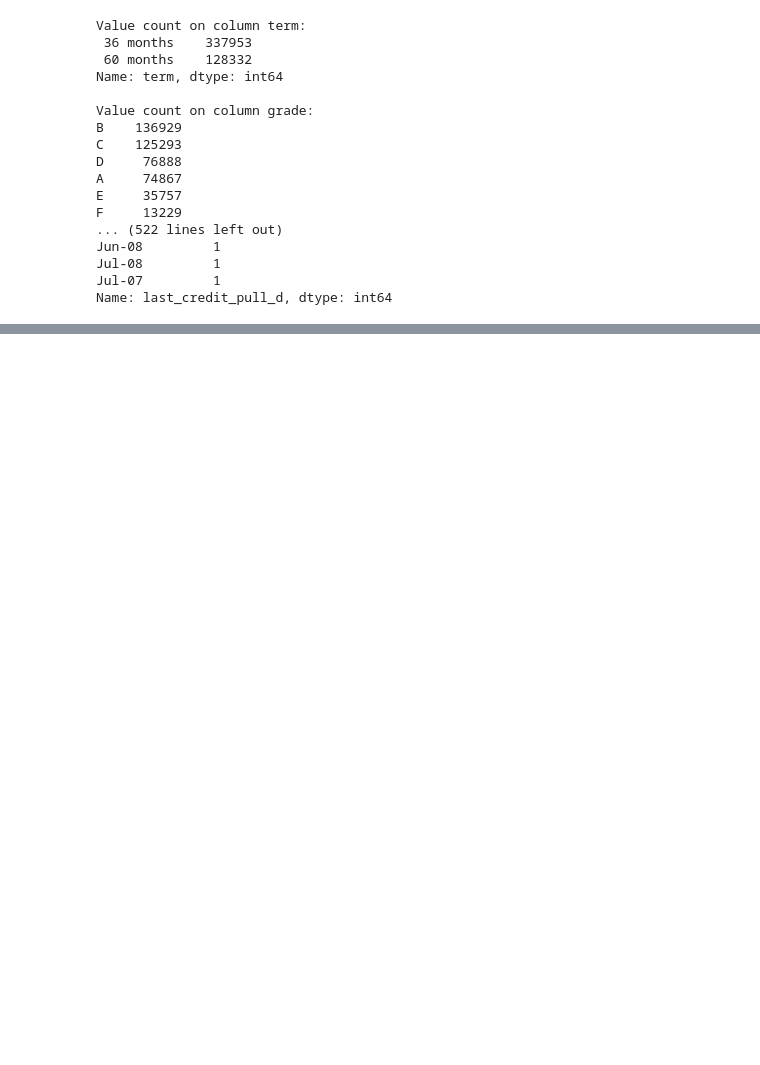
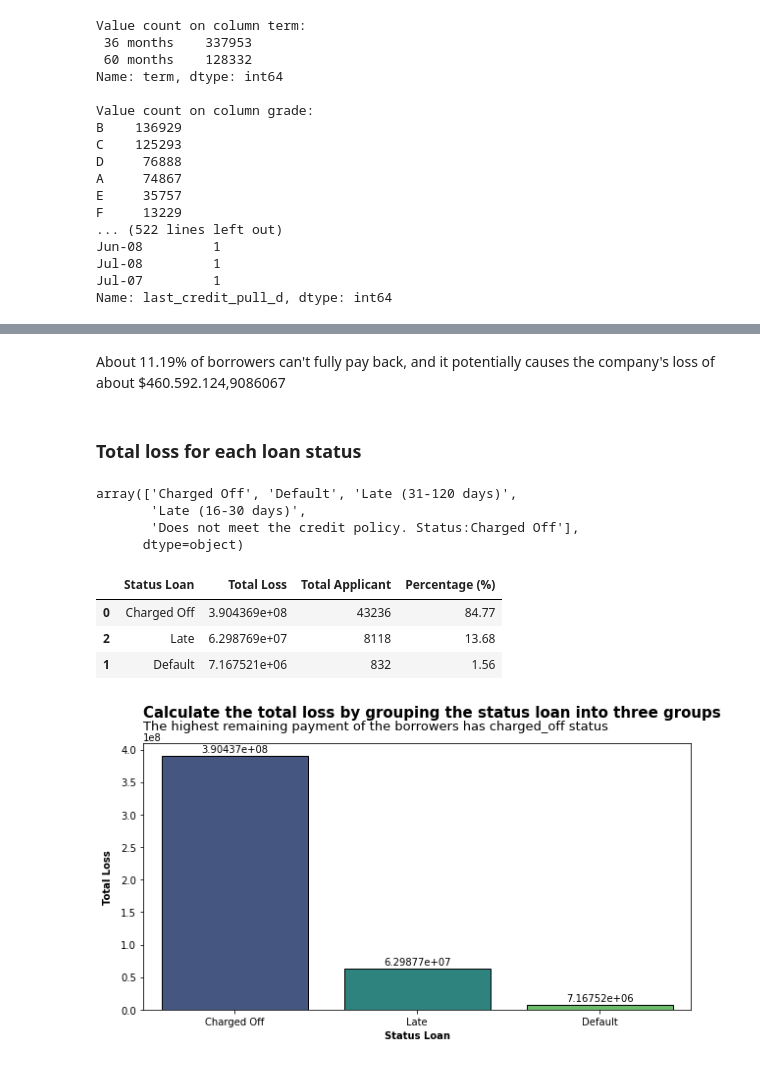
Before and after one commit to Reysadena/Credit-Risk-Analysis-and-Prediction, a Jupyter notebook: Credit_Risk_Analysis.ipynb, the cells around one changed output, grey strips where cells are left out. Cells and saved outputs as stored; diff of their text form; code cells hidden in the pictures; blank space fills up the shorter version.

```diff
--- a/Credit_Risk_Analysis.ipynb
+++ b/Credit_Risk_Analysis.ipynb
@@ -300,0 +249,9 @@ Name: last_credit_pull_d, dtype: int64
+# %%
+#calculate the loan must be paid
+bd= df1[df1['target']==1]
+bd['must_py'] = np.where(bd['term']=='60 months',bd['installment']*60,bd['installment']*36)
+
+
+#calculate the remaining load must be paid
+bd['remain_py'] = bd['must_py']-(bd['total_pymnt']+bd['total_rec_late_fee']+bd['collection_recovery_fee'])
+bd.sample(3)
@@ -300,0 +282,52 @@ Name: last_credit_pull_d, dtype: int64
+# %% [markdown]
+About 11.19% of borrowers can't fully pay back, and it potentially causes the company's loss of about $460.592.124,9086067
+# %% [markdown]
+### Total loss for each loan status
+# %%
+bd1 = bd.copy()
+bd1['loan_status'].unique()
+# %% [output]
+array(['Charged Off', 'Default', 'Late (31-120 days)',
+       'Late (16-30 days)',
+       'Does not meet the credit policy. Status:Charged Off'],
+      dtype=object)
+# %%
+#grouping loan_status
+def group(a):
+  if a['loan_status'] == 'Charged Off' :
+    group = 'Charged Off'
+  elif a['loan_status'] == 'Does not meet the credit policy. Status:Charged Off' :
+    group = 'Charged Off'
+  elif a['loan_status'] == 'Default' :
+    group = 'Default'
+  else:
+    group = 'Late'
+  return group
+
+bd1['loan_status']=bd1.apply(lambda a:group (a), axis=1)
+# %%
+a = bd1.groupby(['loan_status']).agg({'remain_py':'sum',
+                                      'id':'count'}).reset_index()
+a['%'] = round(a['remain_py']*100/sum(a['remain_py']),2)
+a.columns = ['Status Loan','Total Loss', 'Total Applicant','Percentage (%)']
+a = a.sort_values(by = ['Total Loss'], ascending=False)
+a
+# %% [output]
+|  | Status Loan | Total Loss | Total Applicant | Percentage (%) |
+| 0 | Charged Off | 3.904369e+08 | 43236 | 84.77 |
+| 2 | Late | 6.298769e+07 | 8118 | 13.68 |
+| 1 | Default | 7.167521e+06 | 832 | 1.56 |
+# %%
+#visualization
+
+fig,ax = plt.subplots(figsize=(10,5))
+sns.barplot(x= a['Status Loan'], y= a['Total Loss'],
+                edgecolor= 'black', palette='viridis', )
+plt.xlabel('Status Loan', weight = 'semibold', size=10)
+plt.ylabel('Total Loss', labelpad=8, weight='semibold', size=10)
+plt.text(x=-0.5,y=450000000, s='Calculate the total loss by grouping the status loan into three groups', color='black',fontsize=15, weight='semibold')
+plt.text(x=-0.5,y=430000000, s='The highest remaining payment of the borrowers has charged_off status', color='black',fontsize=13)
+plt.bar_label(ax.containers[0], padding=2)
+plt.show()
+# %% [output]
+[figure, added]
```
Also changed, not shown: parts of 27 cells of this notebook.
